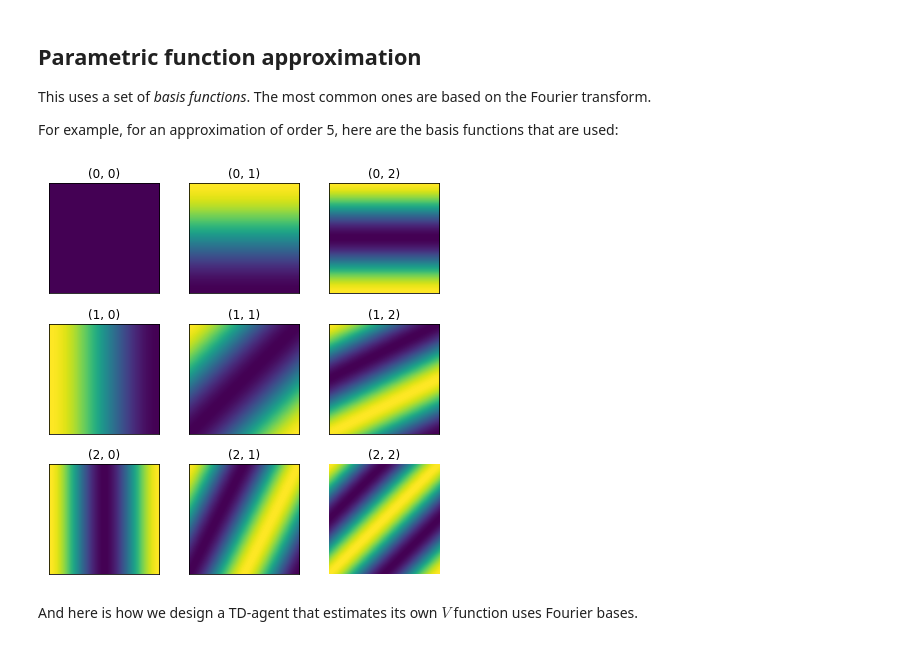
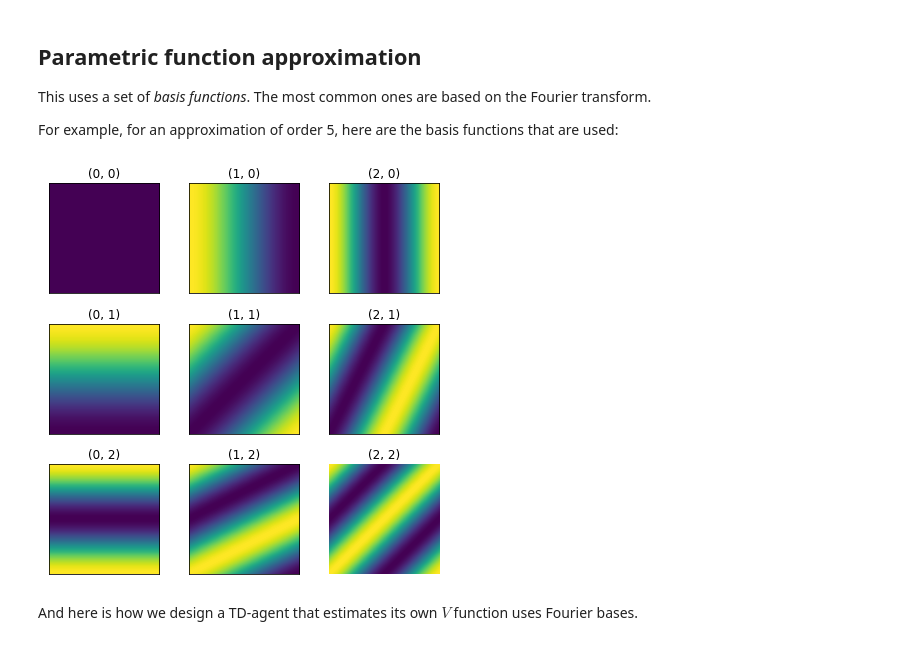
Before and after one commit to TheRealDrDre/CompCogNeuro, a Jupyter notebook: RL/RL5_continuous.ipynb, the cells around one changed output. Drawn from its saved outputs; the diff is of its cells as text; code cells hidden in the pictures.

```diff
--- a/RL/RL5_continuous.ipynb
+++ b/RL/RL5_continuous.ipynb
@@ -256,12 +256,14 @@ h10 = run_trials(m, a10, 500)
 h20 = run_trials(m, a20, 500)
 
 fig, axs = plt.subplots(1, 3, figsize=(8, 3))
-axs[0].imshow(a5.values)
-axs[1].imshow(a10.values)
-axs[2].imshow(a20.values)
 
-for ax, res in zip(axs, [5, 10, 20]):
-    ax.set_title("Resolution = %d" % (res,))
+for i, a in enumerate([a5, a10, a20]):
+    axs[i].imshow(a.values)
+    axs[i].set_xticks([])
+    axs[i].set_yticks([])
+    axs[i].set_title("Resolution = %d" % (a.res,))
+
 fig.suptitle("State aggregation at different resolutions")
+plt.savefig("figures/state_aggregation.png")
 plt.show()
 # %% [output]
@@ -279,26 +281,28 @@ For example, for an approximation of order 5, here are the basis functions that
 # %%
 order = 3
 res = 100
 pi = math.pi
 bases = [(x, y) for x in range(order) for y in range(order)]
 fig, axs = plt.subplots(order, order, figsize = (2 * order, 2 * order))
 X, Y = np.meshgrid(np.linspace(0, 1, res),
                    np.linspace(0, 1, res))
 
 for i in range(order):
     for j in range(order):
         base = i * order + j
         u, v = bases[base]
         B = np.cos(u*pi*X + v*pi*Y)
-        axs[i,j].imshow(B)
-        axs[i,j].set_xticks([])
-        axs[i,j].set_yticks([])
-        axs[i,j].set_title("%s" % (bases[base],))
+        axs[j,i].imshow(B)
+        axs[j,i].set_xticks([])
+        axs[j,i].set_yticks([])
+        axs[j,i].set_title("%s" % (bases[base],))
 
 plt.axis('off')
 fig.tight_layout()
+plt.savefig("figures/fourier_basis_%d.png" % (order,))
+plt.show()
 # %% [output]
-[figure, old version]
+[figure, new version]
 # %% [markdown]
 And here is how we design a TD-agent that estimates its own $V$ function uses Fourier bases.
 # %%
```
Also changed, not shown: parts of 4 cells of this notebook.
